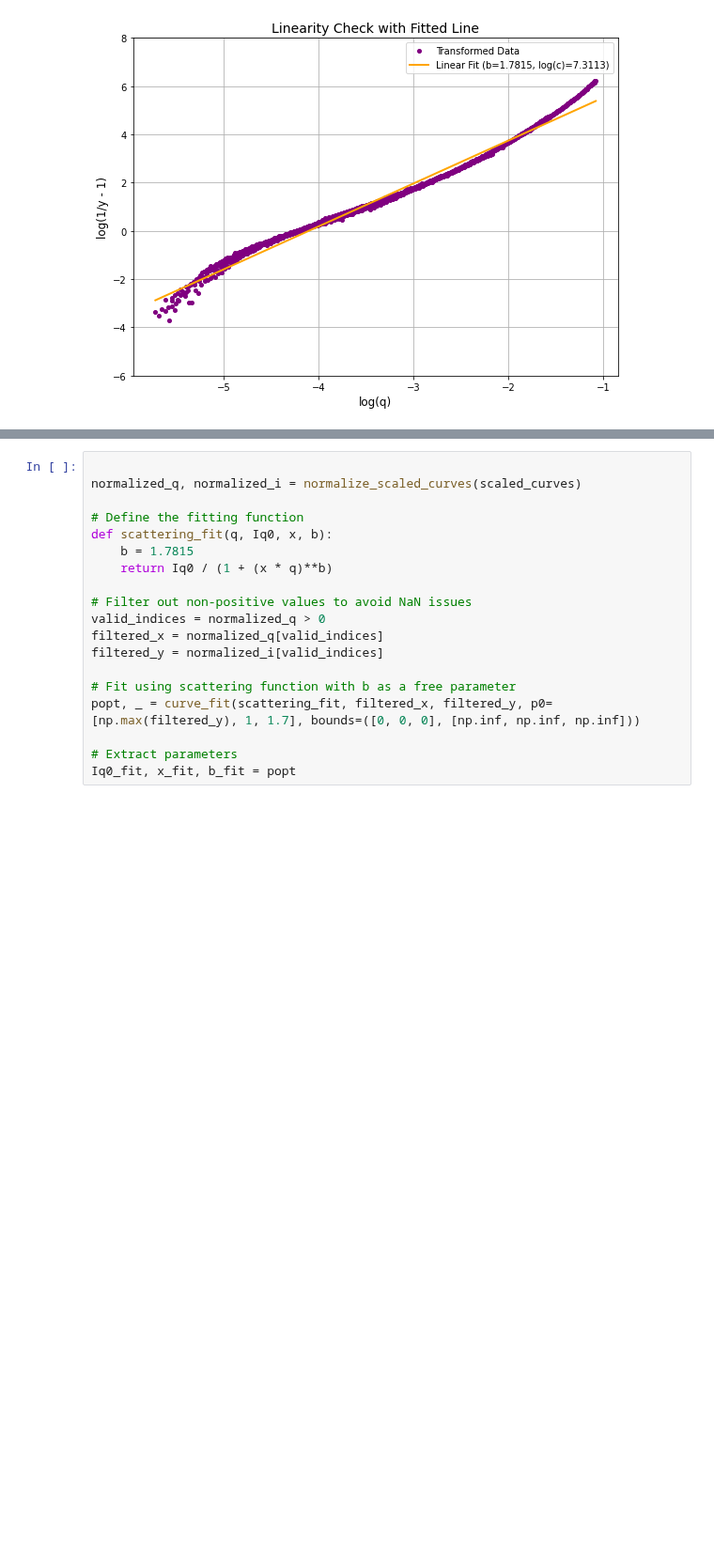
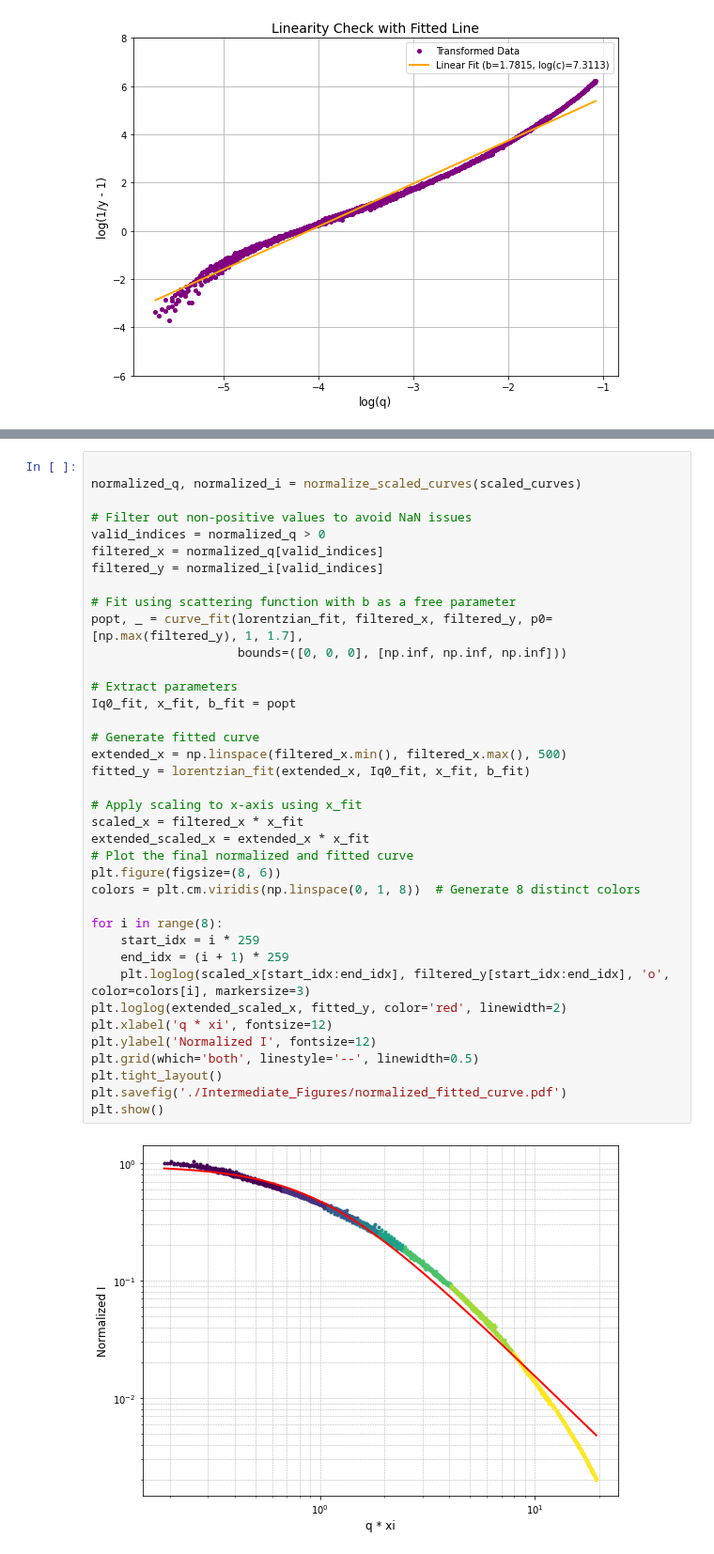
Before and after one commit to AZjk/llps-saxpcs, a Jupyter notebook: H06/SAXS_Scale_Fit.ipynb, the cells around one changed output, grey strips where cells are left out. Shown at 94% size. Saved outputs shown, nothing was run; the diff lists cells and outputs as text; blank space fills up the shorter version.

```diff
--- a/H06/SAXS_Scale_Fit.ipynb
+++ b/H06/SAXS_Scale_Fit.ipynb
@@ -88,19 +89,40 @@ Linear Fit Parameters: slope (b) = 1.7815, log(c) = 7.3113, c = 1.4971e+03
 # %%
 
 normalized_q, normalized_i = normalize_scaled_curves(scaled_curves)
-
-# Define the fitting function
-def scattering_fit(q, Iq0, x, b):
-    b = 1.7815
-    return Iq0 / (1 + (x * q)**b)
 
 # Filter out non-positive values to avoid NaN issues
 valid_indices = normalized_q > 0
 filtered_x = normalized_q[valid_indices]
 filtered_y = normalized_i[valid_indices]
 
 # Fit using scattering function with b as a free parameter
-popt, _ = curve_fit(scattering_fit, filtered_x, filtered_y, p0=[np.max(filtered_y), 1, 1.7], bounds=([0, 0, 0], [np.inf, np.inf, np.inf]))
+popt, _ = curve_fit(lorentzian_fit, filtered_x, filtered_y, p0=[np.max(filtered_y), 1, 1.7],
+                    bounds=([0, 0, 0], [np.inf, np.inf, np.inf]))
 
 # Extract parameters
 Iq0_fit, x_fit, b_fit = popt
+
+# Generate fitted curve
+extended_x = np.linspace(filtered_x.min(), filtered_x.max(), 500)
+fitted_y = lorentzian_fit(extended_x, Iq0_fit, x_fit, b_fit)
+
+# Apply scaling to x-axis using x_fit
+scaled_x = filtered_x * x_fit
+extended_scaled_x = extended_x * x_fit
+# Plot the final normalized and fitted curve
+plt.figure(figsize=(8, 6))
+colors = plt.cm.viridis(np.linspace(0, 1, 8))  # Generate 8 distinct colors
+
+for i in range(8):
+    start_idx = i * 259
+    end_idx = (i + 1) * 259
+    plt.loglog(scaled_x[start_idx:end_idx], filtered_y[start_idx:end_idx], 'o', color=colors[i], markersize=3)
+plt.loglog(extended_scaled_x, fitted_y, color='red', linewidth=2)
+plt.xlabel('q * xi', fontsize=12)
+plt.ylabel('Normalized I', fontsize=12)
+plt.grid(which='both', linestyle='--', linewidth=0.5)
+plt.tight_layout()
+plt.savefig('./Intermediate_Figures/normalized_fitted_curve.pdf')
+plt.show()
+# %% [output]
+[figure, added]
```
Also changed, not shown: parts of 5 cells of this notebook, 5 other files.
